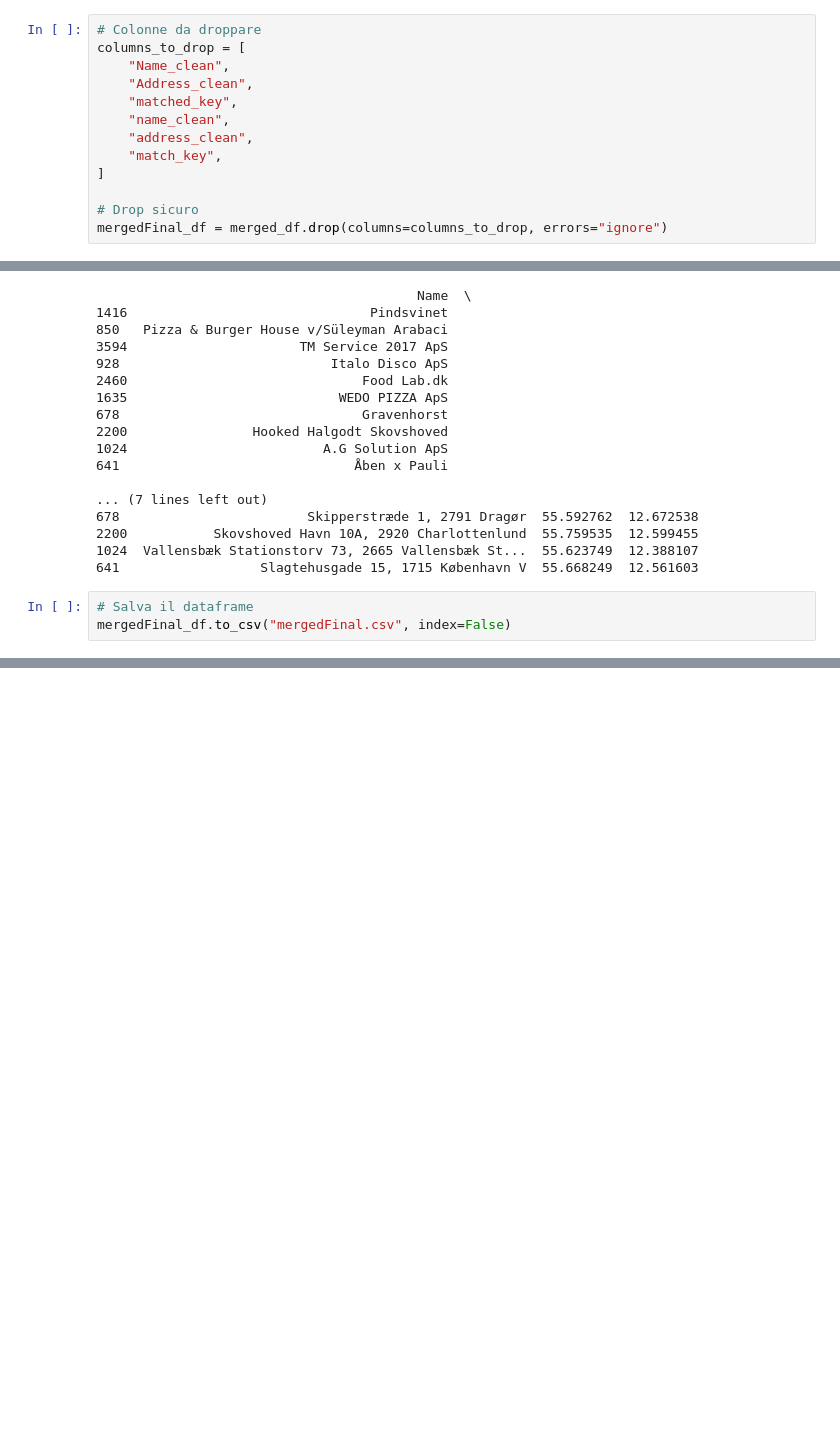
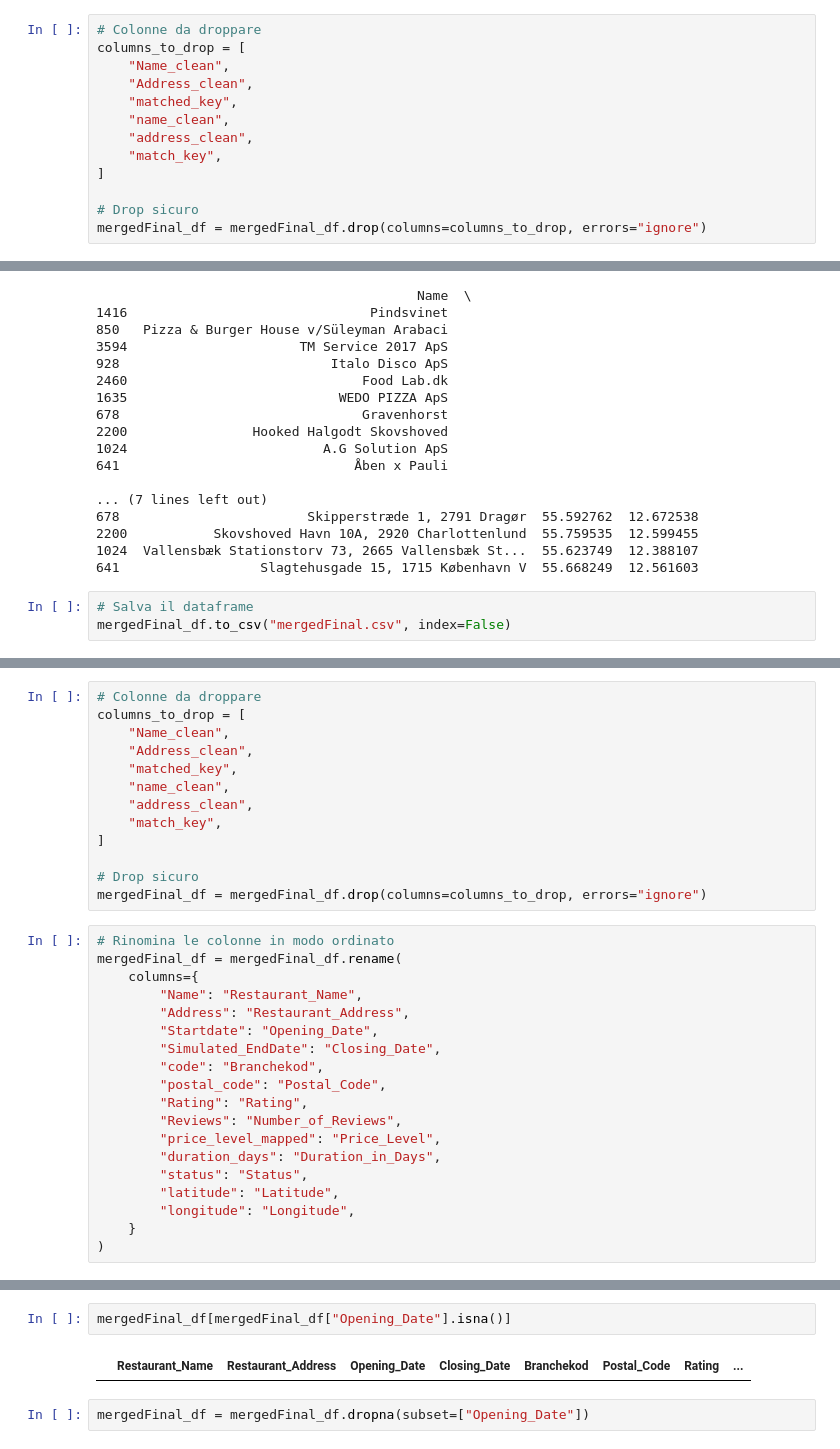
Before and after one commit to Gabriellanaro/StayingAlive, a Jupyter notebook: src/fixEndDate.ipynb, the cells around one changed output, grey strips where cells are left out. Drawn from its saved outputs; the diff is of its cells as text; blank space fills up the shorter version.

Commit message:
last fixes mergedFinal

```diff
--- a/src/fixEndDate.ipynb
+++ b/src/fixEndDate.ipynb
@@ -906,7 +906,7 @@ columns_to_drop = [
 ]
 
 # Drop sicuro
-mergedFinal_df = merged_df.drop(columns=columns_to_drop, errors="ignore")
+mergedFinal_df = mergedFinal_df.drop(columns=columns_to_drop, errors="ignore")
 # %%
 print(merged_df[["Name", "Address", "latitude", "longitude"]].sample(10))
 # %% [output]
@@ -932,0 +972,32 @@ mergedFinal_df.to_csv("mergedFinal.csv", index=False)
+# %%
+# Colonne da droppare
+columns_to_drop = [
+    "Name_clean",
+    "Address_clean",
+    "matched_key",
+    "name_clean",
+    "address_clean",
+    "match_key",
+]
+
+# Drop sicuro
+mergedFinal_df = mergedFinal_df.drop(columns=columns_to_drop, errors="ignore")
+# %%
+# Rinomina le colonne in modo ordinato
+mergedFinal_df = mergedFinal_df.rename(
+    columns={
+        "Name": "Restaurant_Name",
+        "Address": "Restaurant_Address",
+        "Startdate": "Opening_Date",
+        "Simulated_EndDate": "Closing_Date",
+        "code": "Branchekod",
+        "postal_code": "Postal_Code",
+        "Rating": "Rating",
+        "Reviews": "Number_of_Reviews",
+        "price_level_mapped": "Price_Level",
+        "duration_days": "Duration_in_Days",
+        "status": "Status",
+        "latitude": "Latitude",
+        "longitude": "Longitude",
+    }
+)
@@ -932,0 +1027,6 @@ mergedFinal_df.to_csv("mergedFinal.csv", index=False)
+# %%
+mergedFinal_df[mergedFinal_df["Opening_Date"].isna()]
+# %% [output]
+|  | Restaurant_Name | Restaurant_Address | Opening_Date | Closing_Date | Branchekod | Postal_Code | Rating | ... |
+# %%
+mergedFinal_df = mergedFinal_df.dropna(subset=["Opening_Date"])
```
Also changed, not shown: parts of 4 cells of this notebook, 1 other file.
